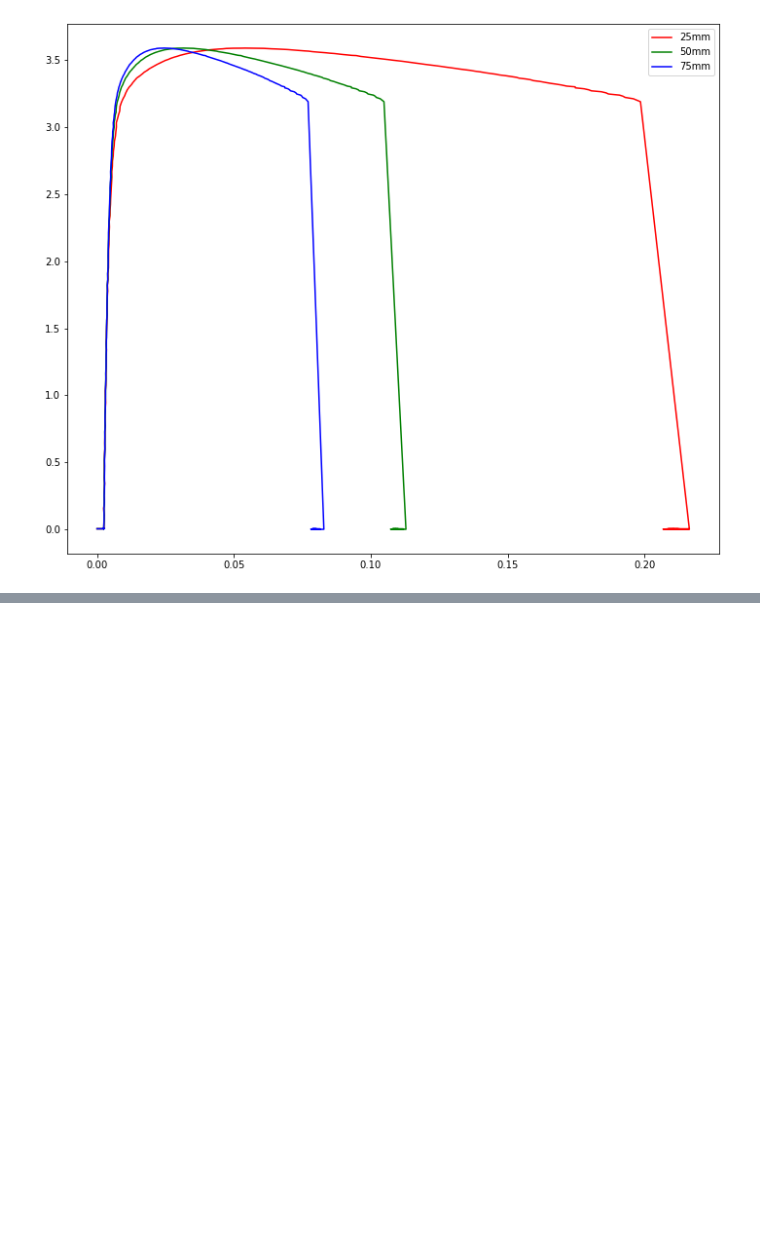
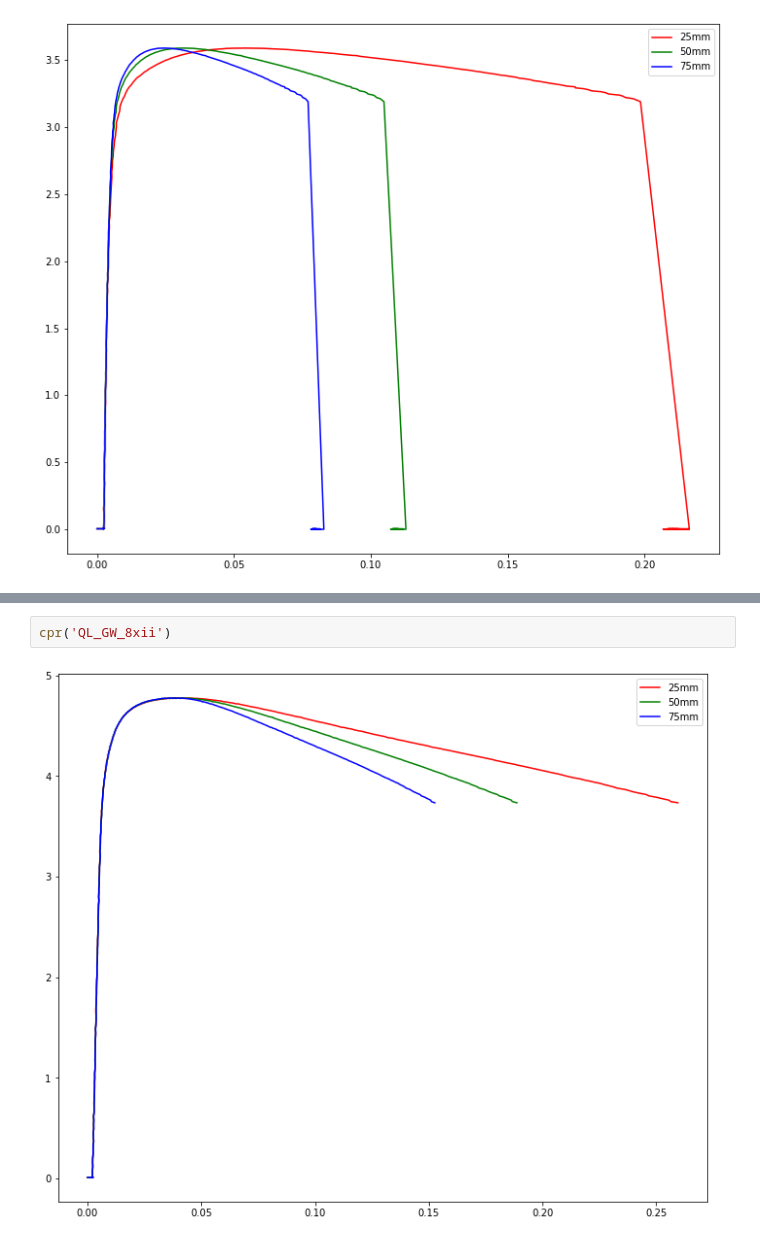
Before and after one commit to KMDE-10/DIC, a Jupyter notebook: pickle_import_analys.ipynb, the cells around one changed output, grey strips where cells are left out. Drawn from its saved outputs; the diff is of its cells as text; blank space fills up the shorter version.

```diff
--- a/pickle_import_analys.ipynb
+++ b/pickle_import_analys.ipynb
@@ -205,0 +220,4 @@ cpr('QL_B_8xii')
+# %%
+cpr('QL_GW_8xii')
+# %% [output]
+[figure, added]
```
Also changed, not shown: parts of 5 cells of this notebook, 1 other file.
